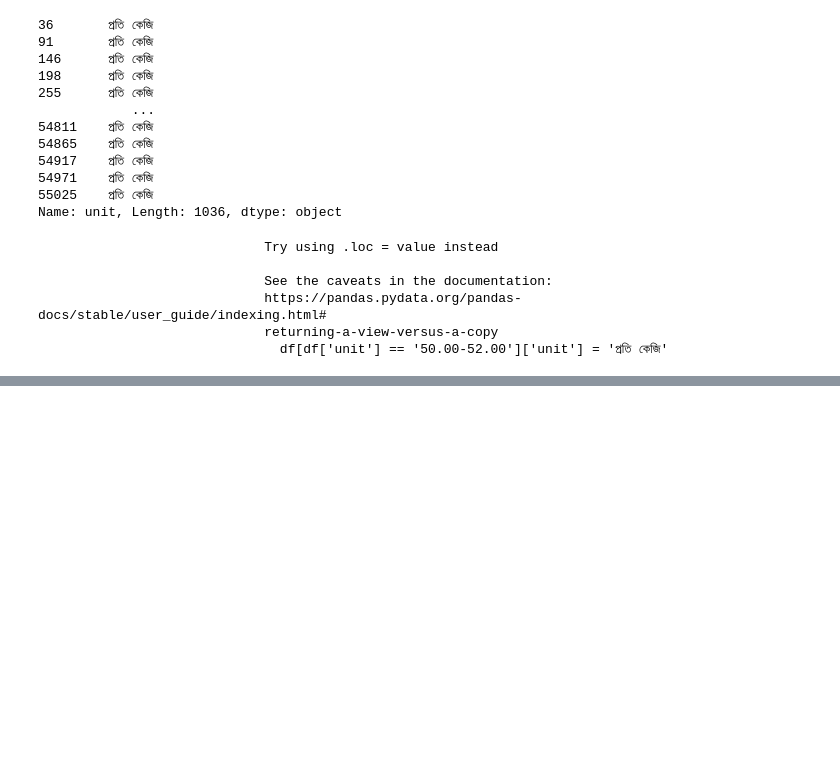
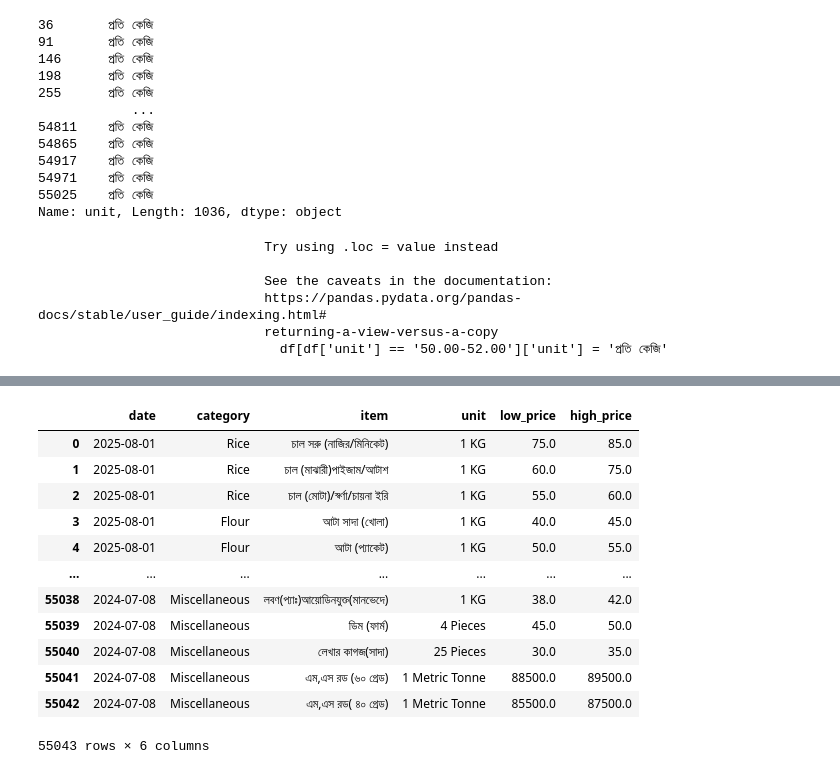
Before and after one commit to zishan044/commodity_price_forecasting, a Jupyter notebook: notebooks/data_preprocessing.ipynb, the cells around one changed output, grey strips where cells are left out. Drawn from its saved outputs; the diff is of its cells as text; code cells hidden in the pictures; blank space fills up the shorter version.

```diff
--- a/notebooks/data_preprocessing.ipynb
+++ b/notebooks/data_preprocessing.ipynb
@@ -137,0 +188,16 @@ df['unit'] = df['unit'].map(unit_mapping)
+# %%
+category_mapping = {
+    'মসলাঃ': 'Spices',
+    'ডাল': 'Lentils',
+    'বিবিধঃ': 'Miscellaneous',
+    'ভোজ্য তেল': 'Edible Oil',
+    'মাছ ও গোশত:': 'Fish & Meat',
+    'আটা/ময়দা': 'Flour',
+    'গুড়া দুধ(প্যাকেটজাত)': 'Powdered Milk (Packaged)',
+    'চাল': 'Rice'
+}
+
+df['category'] = df['category'].map(category_mapping)
+# %%
+df
+# %% [output]
@@ -137,0 +205,13 @@ df['unit'] = df['unit'].map(unit_mapping)
+|  | date | category | item | unit | low_price | high_price |
+| 0 | 2025-08-01 | Rice | চাল সরু (নাজির/মিনিকেট) | 1 KG | 75.0 | 85.0 |
+| 1 | 2025-08-01 | Rice | চাল (মাঝারী)পাইজাম/আটাশ | 1 KG | 60.0 | 75.0 |
+| 2 | 2025-08-01 | Rice | চাল (মোটা)/স্বর্ণা/চায়না ইরি | 1 KG | 55.0 | 60.0 |
+| 3 | 2025-08-01 | Flour | আটা সাদা (খোলা) | 1 KG | 40.0 | 45.0 |
+| 4 | 2025-08-01 | Flour | আটা (প্যাকেট) | 1 KG | 50.0 | 55.0 |
+| ... | ... | ... | ... | ... | ... | ... |
+| 55038 | 2024-07-08 | Miscellaneous | লবণ(প্যাঃ)আয়োডিনযুক্ত(মানভেদে) | 1 KG | 38.0 | 42.0 |
+| 55039 | 2024-07-08 | Miscellaneous | ডিম (ফার্ম) | 4 Pieces | 45.0 | 50.0 |
+| 55040 | 2024-07-08 | Miscellaneous | লেখার কাগজ(সাদা) | 25 Pieces | 30.0 | 35.0 |
+| 55041 | 2024-07-08 | Miscellaneous | এম,এস রড (৬০ গ্রেড) | 1 Metric Tonne | 88500.0 | 89500.0 |
+| 55042 | 2024-07-08 | Miscellaneous | এম,এস রড( ৪০ গ্রেড) | 1 Metric Tonne | 85500.0 | 87500.0 |
+55043 rows × 6 columns
```
Also changed, not shown: parts of 13 cells of this notebook.
